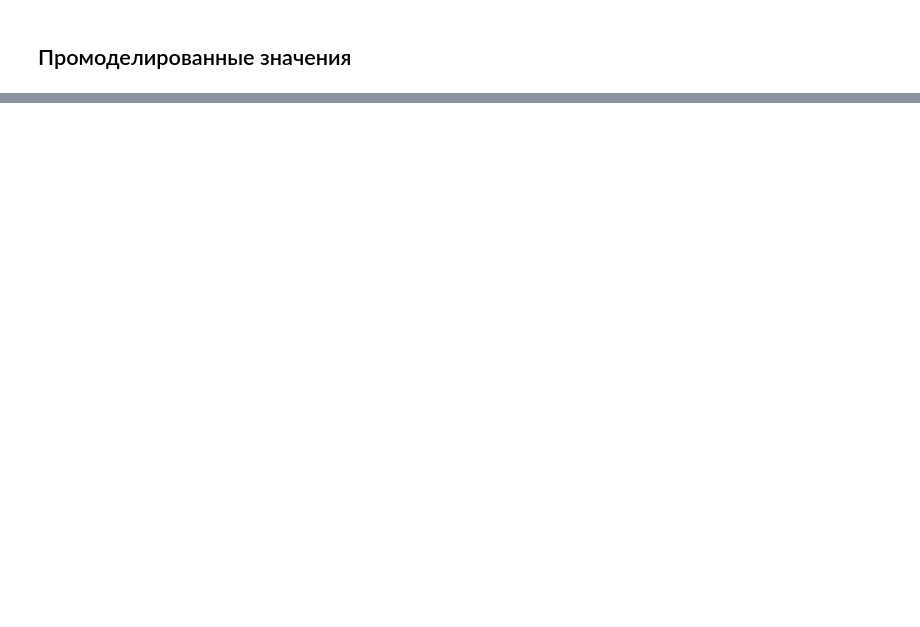
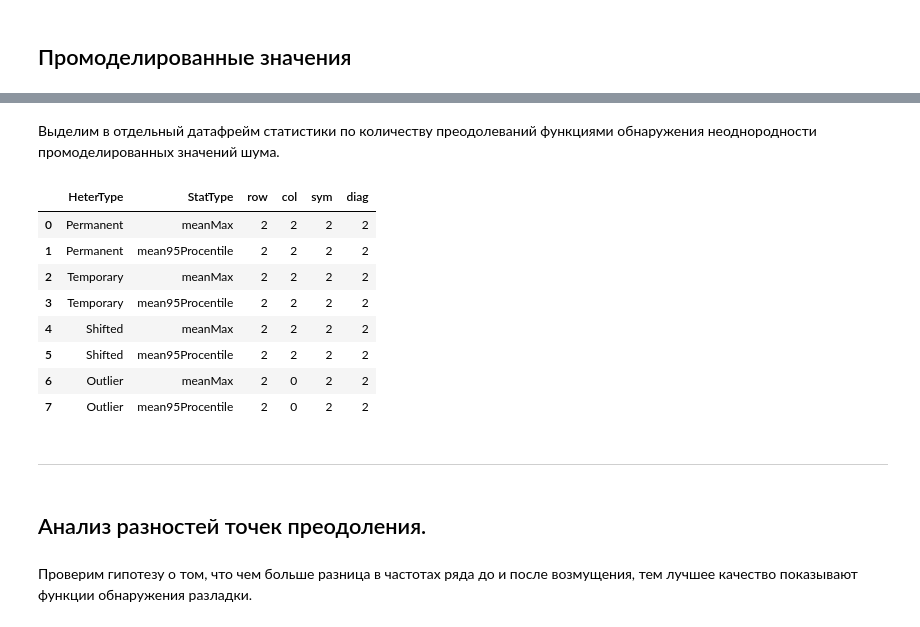
Before and after one commit to Loulaan/researchWork, a Jupyter notebook: freqTests.ipynb, the cells around one changed output, grey strips where cells are left out. Saved outputs shown, nothing was run; the diff lists cells and outputs as text; code cells hidden in the pictures; blank space fills up the shorter version.

```diff
--- a/freqTests.ipynb
+++ b/freqTests.ipynb
@@ -164,0 +167,42 @@ resModelling
+# %%
+def get_num_points_of_overcome(data):
+    return {
+        "Row": [data.iat[i, j] for i in range(1, 32, 10) for j in range(1, 3)],
+        "Col": [data.iat[i, j] for i in range(1, 32, 10) for j in range(6, 8)],
+        "Sym": [data.iat[i, j] for i in range(1, 32, 10) for j in range(11, 13)],
+        "Diag": [data.iat[i, j] for i in range(1, 32, 10) for j in range(16, 18)],
+    }
+
+def create_df_poc(data):
+    res = get_num_points_of_overcome(data)
+    ds = pd.DataFrame(columns=["HeterType", "StatType", "row", "col", "sym", "diag"])
+    ds["HeterType"] = ['Permanent', 'Permanent', 'Temporary', 'Temporary', 'Shifted', 'Shifted', 'Outlier', 'Outlier']
+    ds["StatType"] = ["meanMax", "mean95Procentile"]*4
+    ds["row"] = res["Row"]
+    ds["col"] = res["Col"]
+    ds["sym"] = res["Sym"]
+    ds["diag"] = res["Diag"]
+    return ds
+# %% [markdown]
+Выделим в отдельный датафрейм статистики по количеству преодолеваний функциями обнаружения неоднородности промоделированных значений шума.
+# %%
+fixedResult = pd.read_excel('tables/results.xlsx', sheet_name='withNoise', engine='openpyxl', usecols=range(18))
+fixedResult.fillna(' ', inplace=True)
+ds = create_df_poc(fixedResult)
+ds
+# %% [output]
+|  | HeterType | StatType | row | col | sym | diag |
+| 0 | Permanent | meanMax | 2 | 2 | 2 | 2 |
+| 1 | Permanent | mean95Procentile | 2 | 2 | 2 | 2 |
+| 2 | Temporary | meanMax | 2 | 2 | 2 | 2 |
+| 3 | Temporary | mean95Procentile | 2 | 2 | 2 | 2 |
+| 4 | Shifted | meanMax | 2 | 2 | 2 | 2 |
+| 5 | Shifted | mean95Procentile | 2 | 2 | 2 | 2 |
+| 6 | Outlier | meanMax | 2 | 0 | 2 | 2 |
+| 7 | Outlier | mean95Procentile | 2 | 0 | 2 | 2 |
+# %% [markdown]
+---
+# %% [markdown]
+## Анализ разностей точек преодоления.
+# %% [markdown]
+Проверим гипотезу о том, что чем больше разница в частотах ряда до и после возмущения, тем лучшее качество показывают функции обнаружения разладки.
```
Also changed, not shown: parts of 22 cells of this notebook, 6 other files.
